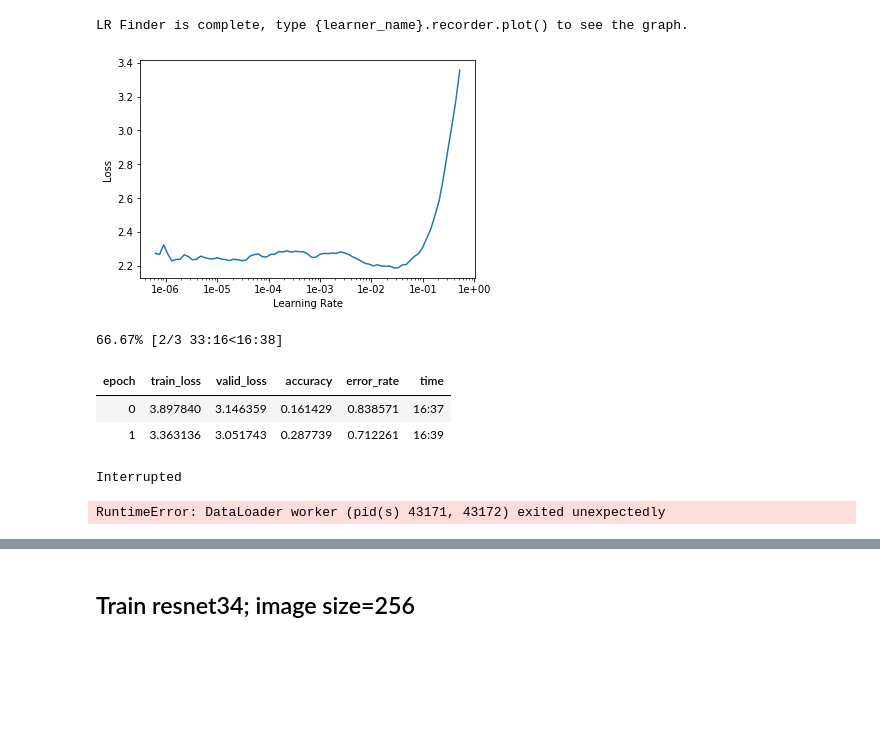
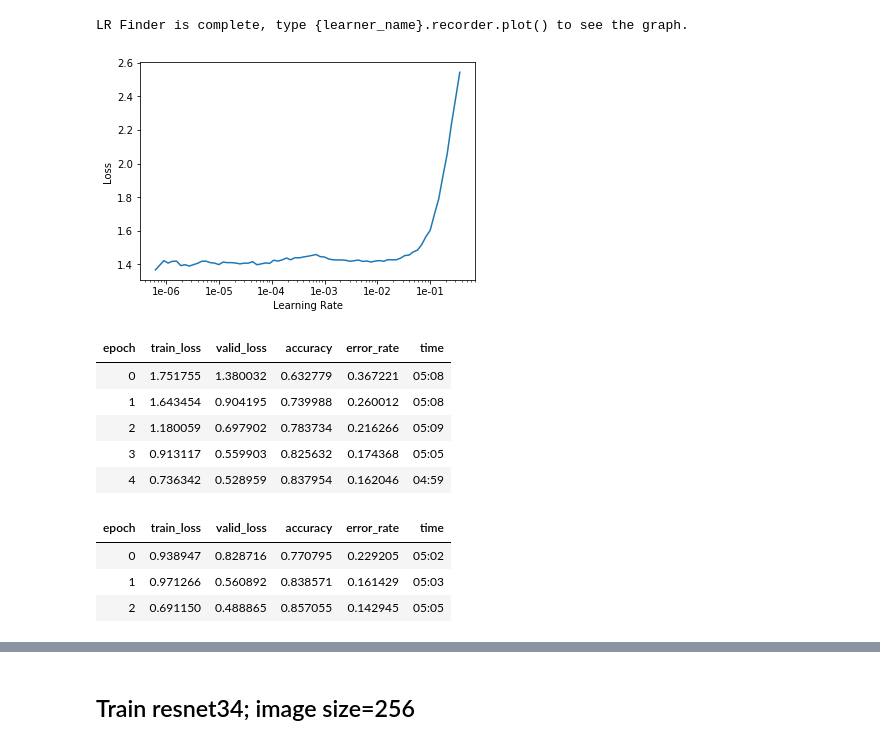
Before and after one commit to maurice1979/mushroom-identifier, a Jupyter notebook: notebooks/mushrooom-identifier-colab.ipynb, the cells around one changed output, grey strips where cells are left out. Saved outputs shown, nothing was run; the diff lists cells and outputs as text; code cells hidden in the pictures; blank space fills up the shorter version.

```diff
--- a/notebooks/mushrooom-identifier-colab.ipynb
+++ b/notebooks/mushrooom-identifier-colab.ipynb
@@ -32,14 +28,14 @@ Mounted at /content/drive
 # Paths
 # %%
 # Data
-path_gdrive = Path.home() / 'Google Drive/mushrooms'
+path_gdrive = Path('/content/drive/My Drive/mushrooms')
 data_folder = path_gdrive / 'data'
 
 
 # Project
-project_path = Path.home() / 'repos_github/mushroom-identifier/'
-app_path = project_path / 'app'
-model_path = app_path / 'models'
+#project_path = Path.home() / 'repos_github/mushroom-identifier/'
+#app_path = project_path / 'app'
+#model_path = app_path / 'models'
 # %% [markdown]
 ## Load Mushroom Info
 # %%
@@ -135,4 +131,4 @@ model.fit_one_cycle(1)
 # %%
 model.save(path_gdrive / 'mushrooms_1_cycle')
 # %%
-model.fit_one_cycle(2)
+model.fit_one_cycle(3)
@@ -141,3 +144,5 @@ model.save('mushrooms_3_cycles')
+# %%
+model = model.load(path_gdrive / 'mushrooms_4_cycles')
 # %%
 interpret = ClassificationInterpretation.from_learner(model)
 # %%
@@ -156,15 +161,15 @@ LR Finder is complete, type {learner_name}.recorder.plot() to see the graph.
 # %%
 model.recorder.plot()
 # %% [output]
-[figure, old version]
+[figure, new version]
 # %%
 model.unfreeze()
-model.fit_one_cycle(3, max_lr=slice(1e-03, 5e-02))
+model.fit_one_cycle(5, max_lr=slice(1e-06, 2e-02))
 # %% [output]
-66.67% [2/3 33:16<16:38]
 | epoch | train_loss | valid_loss | accuracy | error_rate | time |
-| 0 | 3.897840 | 3.146359 | 0.161429 | 0.838571 | 16:37 |
-| 1 | 3.363136 | 3.051743 | 0.287739 | 0.712261 | 16:39 |
+| 0 | 1.751755 | 1.380032 | 0.632779 | 0.367221 | 05:08 |
+| 1 | 1.643454 | 0.904195 | 0.739988 | 0.260012 | 05:08 |
+| 2 | 1.180059 | 0.697902 | 0.783734 | 0.216266 | 05:09 |
+| 3 | 0.913117 | 0.559903 | 0.825632 | 0.174368 | 05:05 |
+| 4 | 0.736342 | 0.528959 | 0.837954 | 0.162046 | 04:59 |
-Interrupted
-RuntimeError: DataLoader worker (pid(s) 43171, 43172) exited unexpectedly
 # %%
@@ -173,0 +179,7 @@ model.export('export_stage-1-128-rn34_lr_6_cycles.pkl')
+# %%
+model.fit_one_cycle(3, max_lr=slice(1e-06, 2e-02))
+# %% [output]
+| epoch | train_loss | valid_loss | accuracy | error_rate | time |
+| 0 | 0.938947 | 0.828716 | 0.770795 | 0.229205 | 05:02 |
+| 1 | 0.971266 | 0.560892 | 0.838571 | 0.161429 | 05:03 |
+| 2 | 0.691150 | 0.488865 | 0.857055 | 0.142945 | 05:05 |
```
Also changed, not shown: parts of 38 cells of this notebook.
